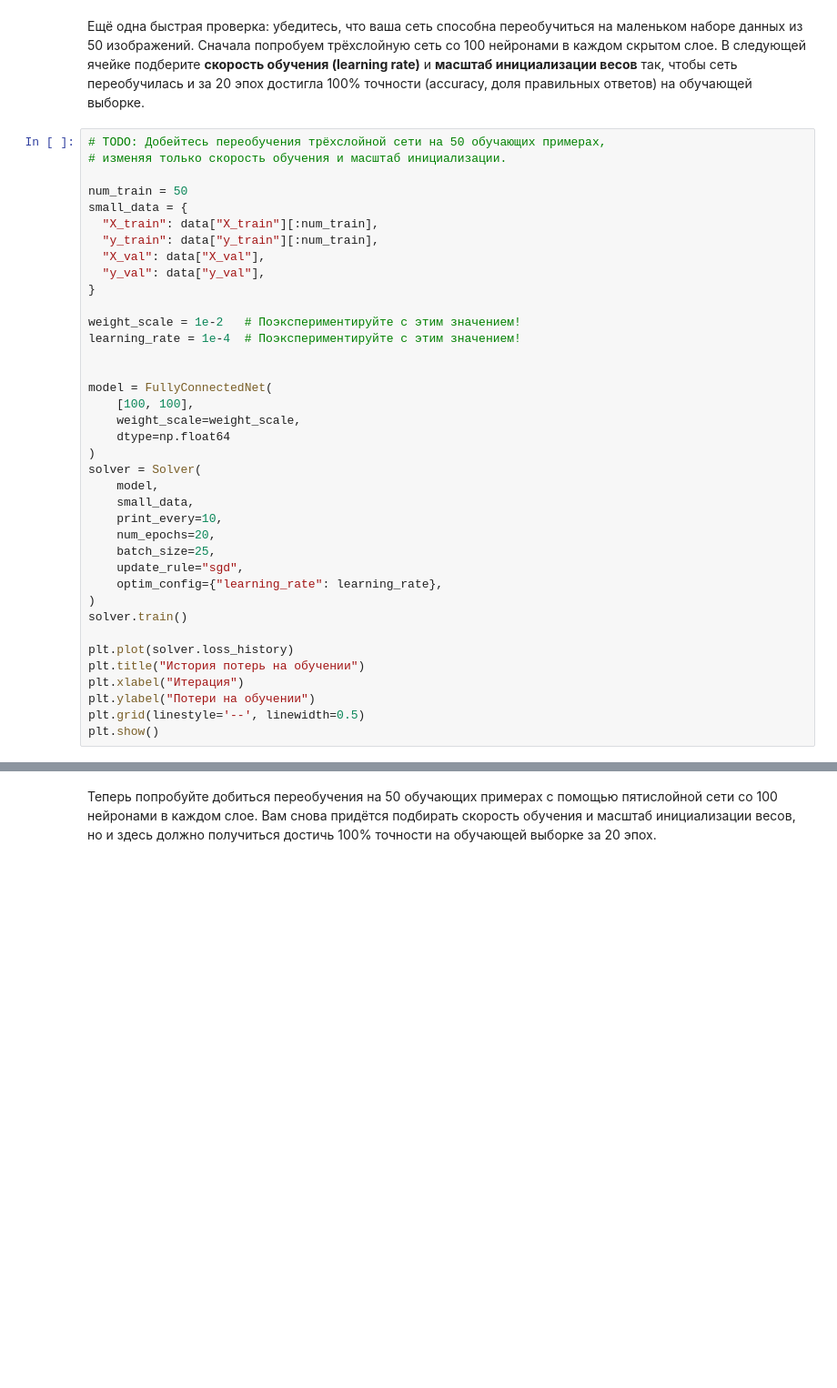
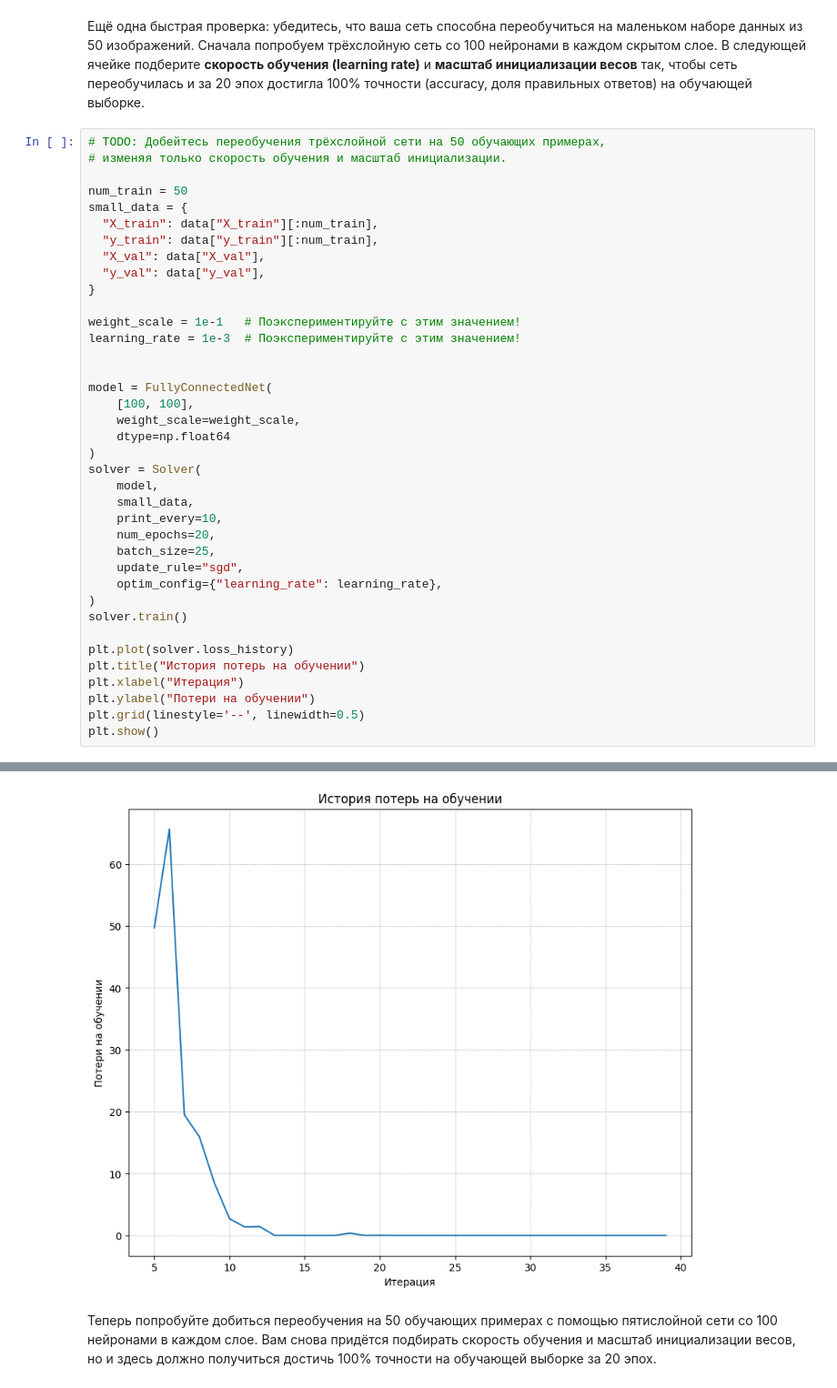
Before and after one commit to 5herl00ck/MagaDeepLearning, a Jupyter notebook: python/FullyConnectedNets.ipynb, the cells around one changed output, grey strips where cells are left out. Shown at 91% size. Saved outputs shown, nothing was run; the diff lists cells and outputs as text; blank space fills up the shorter version.

Commit message:
Complete deep learning assignment 1

```diff
--- a/python/FullyConnectedNets.ipynb
+++ b/python/FullyConnectedNets.ipynb
@@ -96,8 +110,8 @@ small_data = {
   "y_val": data["y_val"],
 }
 
-weight_scale = 1e-2   # Поэкспериментируйте с этим значением!
-learning_rate = 1e-4  # Поэкспериментируйте с этим значением!
+weight_scale = 1e-1   # Поэкспериментируйте с этим значением!
+learning_rate = 1e-3  # Поэкспериментируйте с этим значением!
 
 
 model = FullyConnectedNet(
@@ -122,3 +136,4 @@ plt.xlabel("Итерация")
 plt.ylabel("Потери на обучении")
 plt.grid(linestyle='--', linewidth=0.5)
 plt.show()
+# %% [output]
@@ -125,3 +157,4 @@ plt.show()
+[figure, added]
 # %% [markdown]
 Теперь попробуйте добиться переобучения на 50 обучающих примерах с помощью пятислойной сети со 100 нейронами в каждом слое. Вам снова придётся подбирать скорость обучения и масштаб инициализации весов, но и здесь должно получиться достичь 100% точности на обучающей выборке за 20 эпох.
 # %%
```
Also changed, not shown: parts of 14 cells of this notebook, 10 other files.
